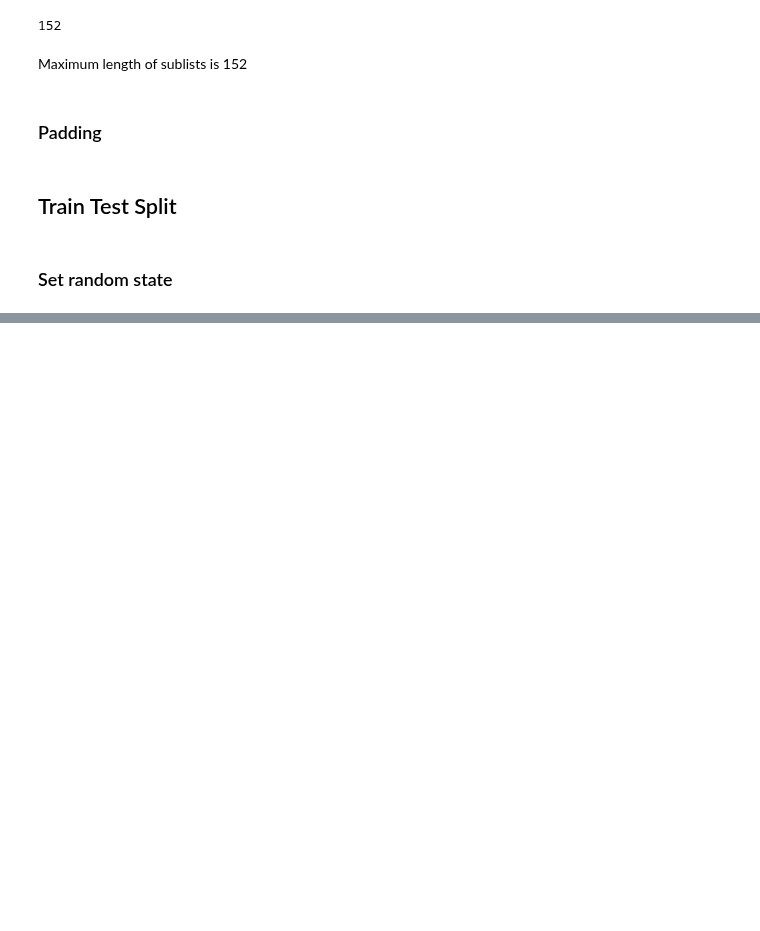
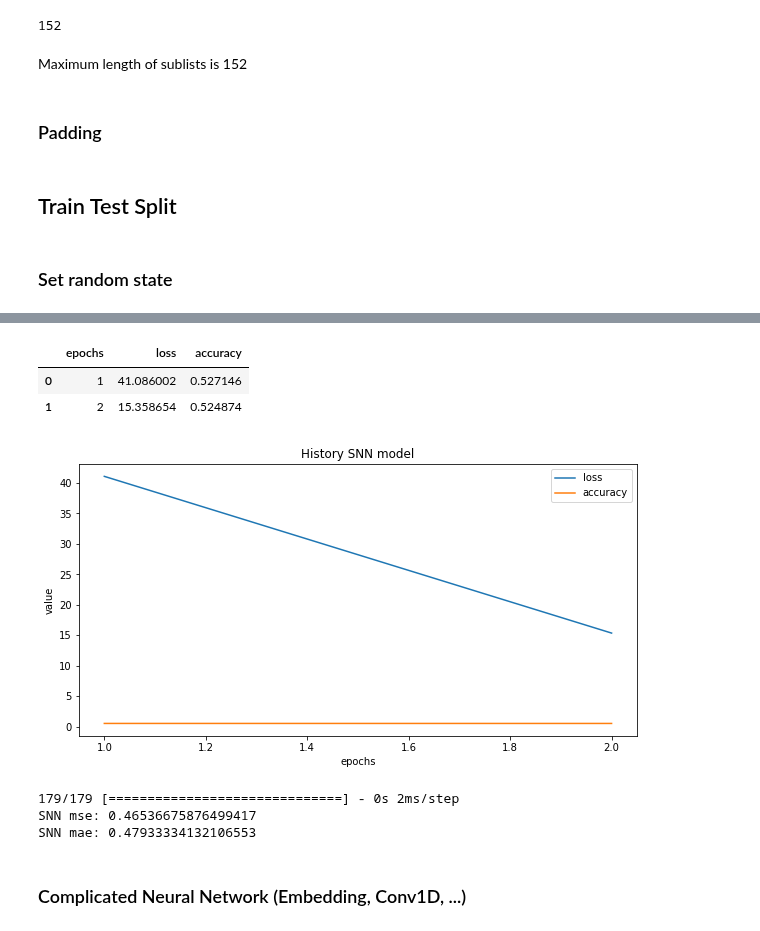
Before and after one commit to amyrmahdy/pets, a Jupyter notebook: AI/classification/article_sarcasm/main.ipynb, the cells around one changed output, grey strips where cells are left out. Saved outputs shown, nothing was run; the diff lists cells and outputs as text; code cells hidden in the pictures; blank space fills up the shorter version.

Commit message:
Update NLP model SarcasmDetection

```diff
--- a/AI/classification/article_sarcasm/main.ipynb
+++ b/AI/classification/article_sarcasm/main.ipynb
@@ -118,4 +107,13 @@ EPOCHS = 100
+# %%
+def build_snn_model():
+    model = keras.Sequential()
+    model.add(keras.layers.Input((X_train.shape[1],)))
+    model.add(keras.layers.Dense(100, activation = 'relu'))
+    model.add(keras.layers.Dense(100, activation = 'relu'))
+    model.add(keras.layers.Dense(1, activation = 'sigmoid'))
+    model.compile(optimizer = 'adam', loss = 'binary_crossentropy', metrics = ['accuracy'])
+    return model
 # %%
-model = build_model()
-model.fit(X_train,y_train, epochs = EPOCHS)
+snn_model = build_snn_model()
+snn_history = snn_model.fit(X_train,y_train, epochs = EPOCHS)
 # %% [output]
@@ -139,0 +129,24 @@ Epoch 100/100
+# %%
+snn_history_df = pd.DataFrame(snn_history.history)
+snn_history_df.index = snn_history_df.index + 1
+snn_history_df.reset_index().rename(columns = {"index" : "epochs"})
+# %% [output]
+|  | epochs | loss | accuracy |
+| 0 | 1 | 41.086002 | 0.527146 |
+| 1 | 2 | 15.358654 | 0.524874 |
+# %%
+snn_history_df.plot(kind = 'line', figsize = (10,5), xlabel = "epochs", ylabel = "value", title = "History SNN model")
+plt.show()
+# %% [output]
+[figure, added]
+# %%
+snn_predict = snn_model.predict(X_test)
+snn_mean_squared_error = mean_squared_error(y_test, snn_predict)
+snn_mean_absolute_error = mean_absolute_error(y_test, snn_predict)
+print(f"SNN mse: {snn_mean_squared_error}\nSNN mae: {snn_mean_absolute_error}")
+# %% [output]
+179/179 [==============================] - 0s 2ms/step
+SNN mse: 0.46536675876499417
+SNN mae: 0.47933334132106553
+# %% [markdown]
+### Complicated Neural Network (Embedding, Conv1D, ...)
```
Also changed, not shown: parts of 13 cells of this notebook.
